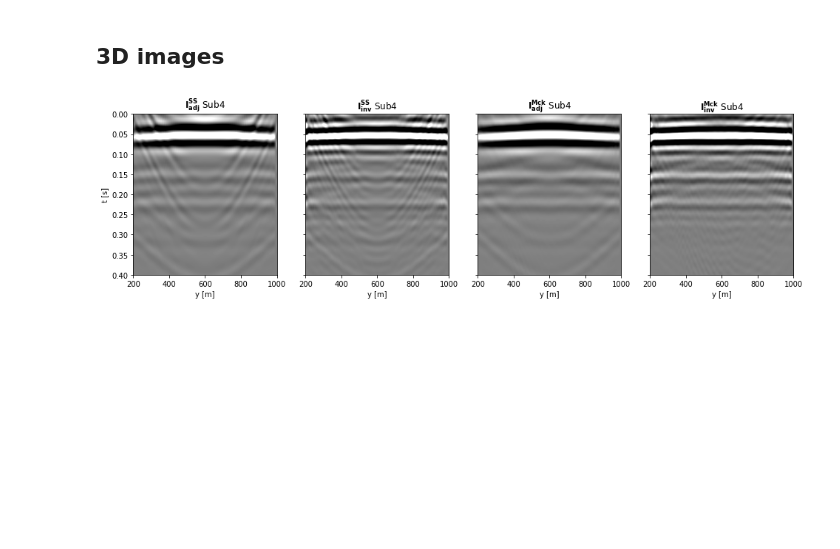
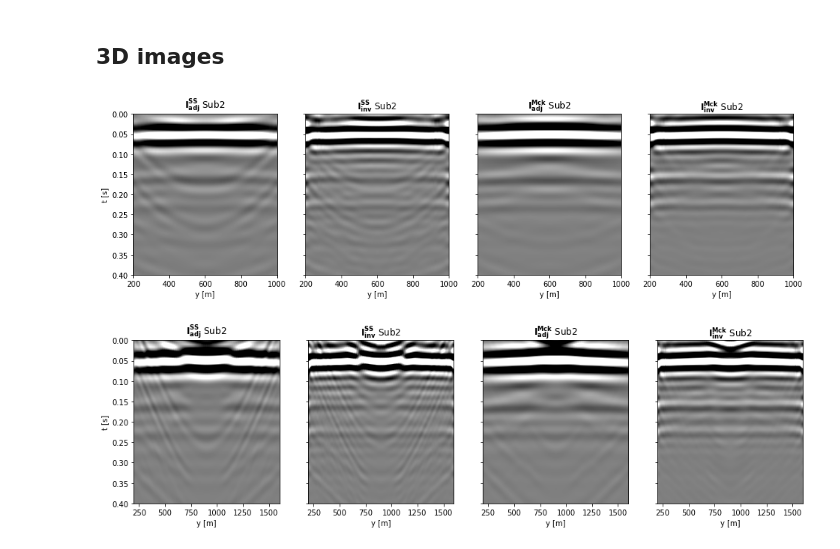
Before and after one commit to DIG-Kaust/MDC-HPC, a Jupyter notebook: MDD3D_visualization.ipynb, the cells around one changed output. Saved outputs shown, nothing was run; the diff lists cells and outputs as text; code cells hidden in the pictures; blank space fills up the shorter version.

```diff
--- a/MDD3D_visualization.ipynb
+++ b/MDD3D_visualization.ipynb
@@ -38,5 +38,5 @@ os.environ["STORE_PATH"] = "/project/fsenter/mrava/Marchenko3D/"
 # %%
-subsampling = 4
+subsampling = 2
 
 vsz = 650
 nvsx = 71
@@ -184,40 +200,74 @@ iMck_inv = iMck_inv.reshape(nvsx, nvsy, nt)
 # %%
 clip_adj=2e-1
 clip_inv=2e-1
-ivsy_plot = nvsy // 2
-ivsx_plot = nvsx // 2
+ivsy_plot = 19
+ivsx_plot = 21
 
 fig, axs = plt.subplots(1, 4, sharey=True, figsize=(16, 4))
-axs[0].imshow(iSs_adj[:, ivsx_plot].T, cmap='gray', interpolation='sinc',
+axs[0].imshow(iSs_adj[ivsx_plot].T, cmap='gray', interpolation='sinc',
               extent=(vsy[0], vsy[-1], t[-1], 0),
               vmin=-clip_adj*iSs_adj.max(), vmax=clip_adj*iSs_adj.max())
 axs[0].set_ylabel('t [s]')
 axs[0].set_xlabel('y [m]')
 axs[0].set_title(r'$\mathbf{I^{SS}_{adj}}$ Sub%d' % subsampling)
 axs[0].axis('tight')
 axs[0].set_ylim(0.5, 0)
-axs[1].imshow(iSs_inv[:, ivsx_plot].T, cmap='gray', interpolation='sinc',
+axs[1].imshow(iSs_inv[ivsx_plot].T, cmap='gray', interpolation='sinc',
               extent=(vsy[0], vsy[-1], t[-1], 0),
               vmin=-clip_inv*iSs_inv.max(), vmax=clip_inv*iSs_inv.max())
 axs[1].set_xlabel('y [m]')
 axs[1].set_title(r'$\mathbf{I^{SS}_{inv}}$ Sub%d' % subsampling)
 axs[1].axis('tight')
 axs[1].set_ylim(0.5, 0)
-axs[2].imshow(iMck_adj[:, ivsx_plot].T, cmap='gray', interpolation='sinc',
+axs[2].imshow(iMck_adj[ivsx_plot].T, cmap='gray', interpolation='sinc',
               extent=(vsy[0], vsy[-1], t[-1], 0),
               vmin=-clip_adj*iMck_adj.max(), vmax=clip_adj*iMck_adj.max())
 axs[2].set_xlabel('y [m]')
 axs[2].set_title(r'$\mathbf{I^{Mck}_{adj}}$ Sub%d' % subsampling)
 axs[2].axis('tight')
 axs[2].set_ylim(0.5, 0)
-axs[3].imshow(iMck_inv[:, ivsx_plot].T, cmap='gray', interpolation='sinc',
+axs[3].imshow(iMck_inv[ivsx_plot].T, cmap='gray', interpolation='sinc',
               extent=(vsy[0], vsy[-1], t[-1], 0),
               vmin=-clip_inv*iMck_inv.max(), vmax=clip_inv*iMck_inv.max())
 axs[3].set_xlabel('y [m]')
 axs[3].set_title(r'$\mathbf{I^{Mck}_{inv}}$ Sub%d' % subsampling)
 axs[3].axis('tight')
 axs[3].set_ylim(0.4, 0)
-plt.savefig('Figures/I_mdd_sub%d.eps' % subsampling, bbox_inches='tight')
-plt.savefig('Figures/I_mdd_sub%d.png' % subsampling, dpi=300, bbox_inches='tight')
+plt.savefig('Figures/I_mdd_y_sub%d.eps' % subsampling, bbox_inches='tight')
+plt.savefig('Figures/I_mdd_y_sub%d.png' % subsampling, dpi=300, bbox_inches='tight')
+
+fig, axs = plt.subplots(1, 4, sharey=True, figsize=(16, 4))
+axs[0].imshow(iSs_adj[:, ivsy_plot].T, cmap='gray', interpolation='sinc',
+              extent=(vsx[0], vsx[-1], t[-1], 0),
+              vmin=-clip_adj*iSs_adj.max(), vmax=clip_adj*iSs_adj.max())
+axs[0].set_ylabel('t [s]')
+axs[0].set_xlabel('y [m]')
+axs[0].set_title(r'$\mathbf{I^{SS}_{adj}}$ Sub%d' % subsampling)
+axs[0].axis('tight')
+axs[0].set_ylim(0.5, 0)
+axs[1].imshow(iSs_inv[:, ivsy_plot].T, cmap='gray', interpolation='sinc',
+              extent=(vsx[0], vsx[-1], t[-1], 0),
+              vmin=-clip_inv*iSs_inv.max(), vmax=clip_inv*iSs_inv.max())
+axs[1].set_xlabel('y [m]')
+axs[1].set_title(r'$\mathbf{I^{SS}_{inv}}$ Sub%d' % subsampling)
+axs[1].axis('tight')
+axs[1].set_ylim(0.5, 0)
+axs[2].imshow(iMck_adj[:, ivsy_plot].T, cmap='gray', interpolation='sinc',
+              extent=(vsx[0], vsx[-1], t[-1], 0),
+              vmin=-clip_adj*iMck_adj.max(), vmax=clip_adj*iMck_adj.max())
+axs[2].set_xlabel('y [m]')
+axs[2].set_title(r'$\mathbf{I^{Mck}_{adj}}$ Sub%d' % subsampling)
+axs[2].axis('tight')
+axs[2].set_ylim(0.5, 0)
+axs[3].imshow(iMck_inv[:, ivsy_plot].T, cmap='gray', interpolation='sinc',
+              extent=(vsx[0], vsx[-1], t[-1], 0),
+              vmin=-clip_inv*iMck_inv.max(), vmax=clip_inv*iMck_inv.max())
+axs[3].set_xlabel('y [m]')
+axs[3].set_title(r'$\mathbf{I^{Mck}_{inv}}$ Sub%d' % subsampling)
+axs[3].axis('tight')
+axs[3].set_ylim(0.4, 0)
+plt.savefig('Figures/I_mdd_x_sub%d.eps' % subsampling, bbox_inches='tight')
+plt.savefig('Figures/I_mdd_x_sub%d.png' % subsampling, dpi=300, bbox_inches='tight')
 # %% [output]
-[figure, old version]
+[figure, new version]
+[figure, added]
```
Also changed, not shown: parts of 5 cells of this notebook.
